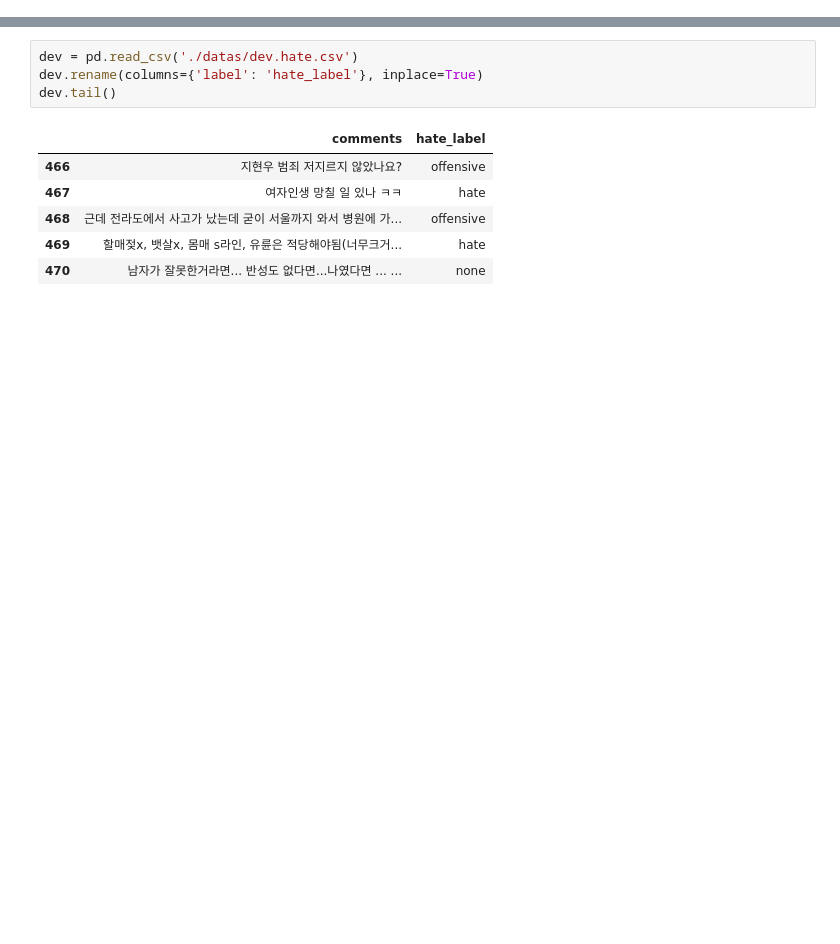
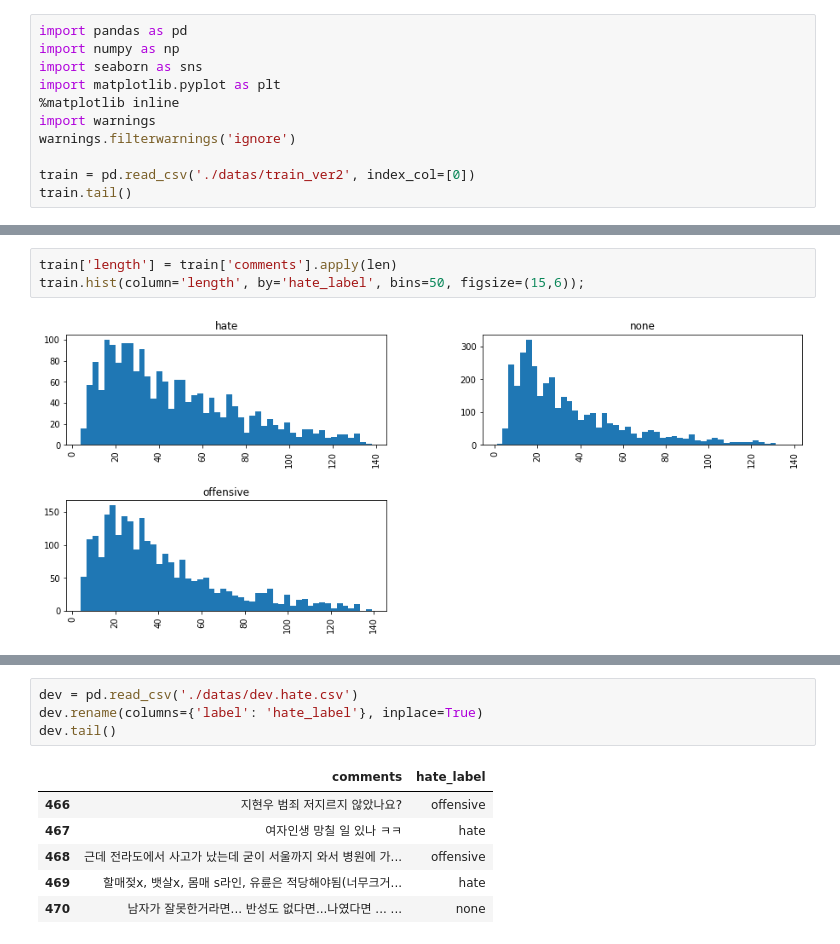
Before and after one commit to hayoon/nlp_hate_speech, a Jupyter notebook: code/yeji/07_similarity.ipynb, the cells around one changed output, grey strips where cells are left out. Saved outputs shown, nothing was run; the diff lists cells and outputs as text; blank space fills up the shorter version.

```diff
--- a/code/yeji/07_similarity.ipynb
+++ b/code/yeji/07_similarity.ipynb
@@ -45,0 +3,11 @@ hate_avg = np.mean(tfidf_hate)
+# %%
+import pandas as pd
+import numpy as np
+import seaborn as sns
+import matplotlib.pyplot as plt
+%matplotlib inline
+import warnings
+warnings.filterwarnings('ignore')
+
+train = pd.read_csv('./datas/train_ver2', index_col=[0])
+train.tail()
@@ -45,0 +21,5 @@ hate_avg = np.mean(tfidf_hate)
+# %%
+train['length'] = train['comments'].apply(len)
+train.hist(column='length', by='hate_label', bins=50, figsize=(15,6));
+# %% [output]
+[figure, added]
```
Also changed, not shown: parts of 72 cells of this notebook, 4 other files.
